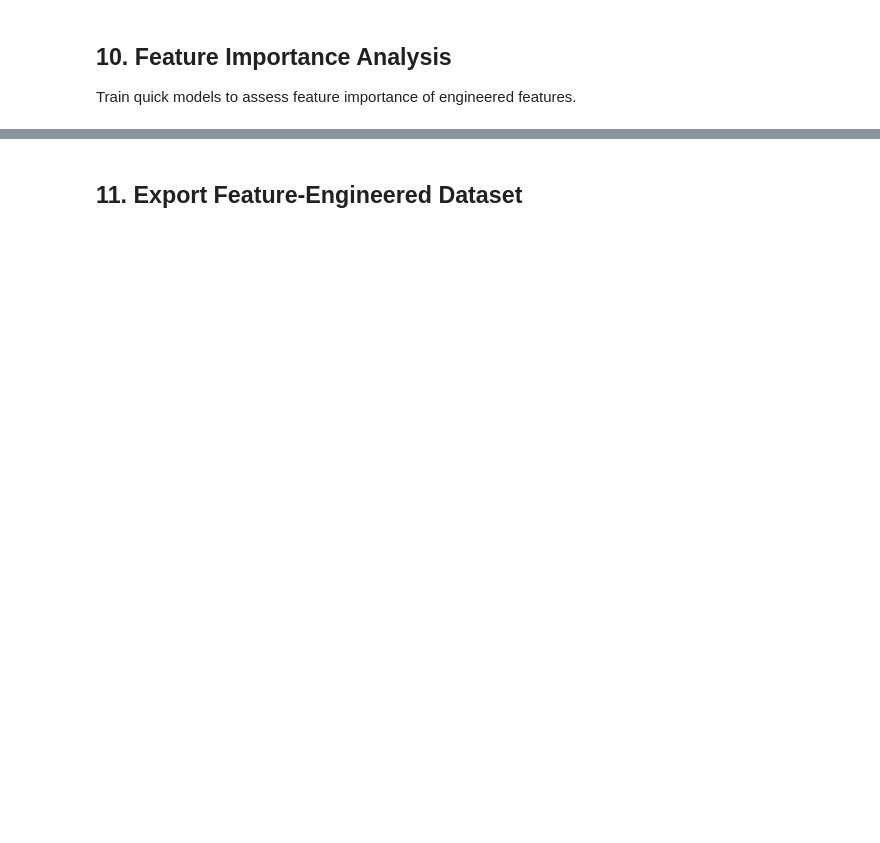
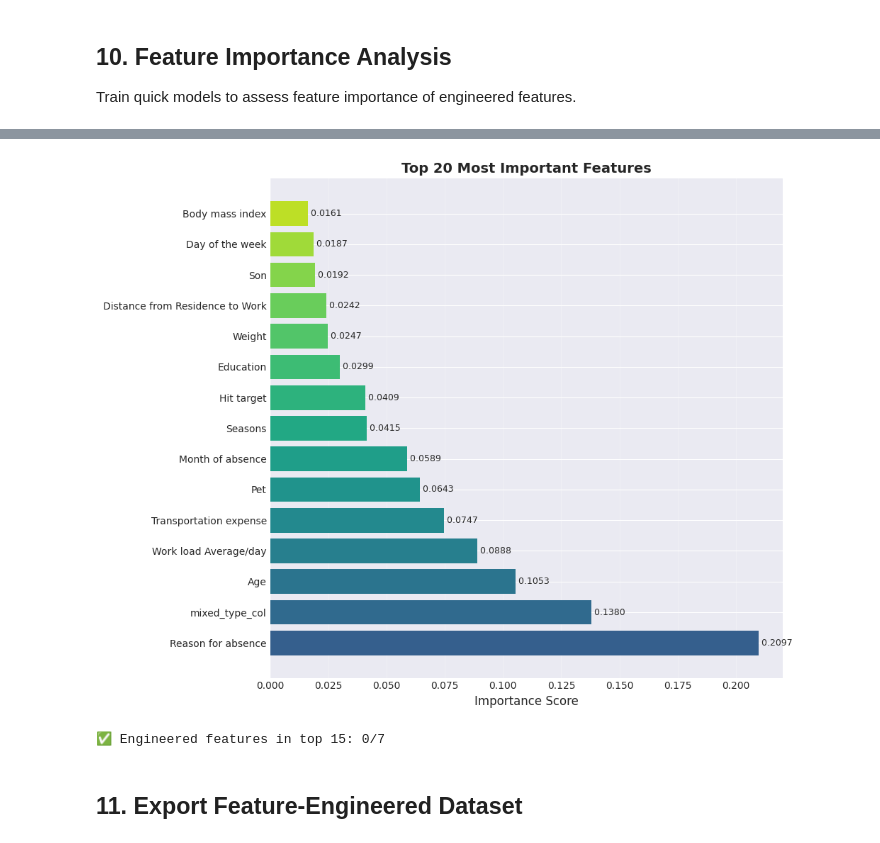
Before and after one commit to ingerobles92/MLOps62, a Jupyter notebook: notebooks/03-aa-feature-engineering.ipynb, the cells around one changed output, grey strips where cells are left out. Cells and saved outputs as stored; diff of their text form; code cells hidden in the pictures; blank space fills up the shorter version.

```diff
--- a/notebooks/03-aa-feature-engineering.ipynb
+++ b/notebooks/03-aa-feature-engineering.ipynb
@@ -410,37 +631,75 @@ Train quick models to assess feature importance of engineered features.
 from sklearn.ensemble import RandomForestRegressor
 from sklearn.model_selection import train_test_split
 
-# Prepare data for modeling
+# === Train a simple RF on engineered data ===
 X, y = engine.prepare_for_modeling(df_engineered.copy(), scale_features=False)
 
-# Split data
-X_train, X_test, y_train, y_test = train_test_split(X, y, test_size=0.2, random_state=42)
+X_train, X_test, y_train, y_test = train_test_split(
+    X, y, test_size=0.2, random_state=42
+)
 
-# Train Random Forest
-rf_model = RandomForestRegressor(n_estimators=100, random_state=42, max_depth=10)
+rf_model = RandomForestRegressor(
+    n_estimators=100, random_state=42, max_depth=10
+)
 rf_model.fit(X_train, y_train)
 
-# Get feature importance
+# === Get importance dataframe from your engine ===
 importance_df = engine.get_feature_importance(rf_model)
 
+# 1) Normalize column names to be case-insensitive
+importance_df = importance_df.rename(columns=str.lower)
+
+# 2) Detect actual column names (some engines return 'features'/'importances')
+colmap = {c.lower(): c for c in importance_df.columns}
+feat_col = colmap.get('feature') or colmap.get('features')
+imp_col  = colmap.get('importance') or colmap.get('importances')
+
+if not feat_col or not imp_col:
+    raise ValueError(f"Columns not found in importance_df: {importance_df.columns.tolist()}")
+
+# 3) Build a consistent view for plotting and downstream use
+plot_df = importance_df.rename(columns={feat_col: 'feature', imp_col: 'importance'})
+
+# 4) Show top-15 by importance
 print("Top 15 Most Important Features:")
-print(importance_df.head(15))
+print(
+    plot_df.sort_values('importance', ascending=False)
+           .head(15)
+           .reset_index(drop=True)
+)
 
-# Visualize feature importance
+# 5) Visualize
 from src.plots import plot_feature_importance
-fig = plot_feature_importance(importance_df, top_n=20)
+fig = plot_feature_importance(plot_df, top_n=20)
 plt.show()
 
-# Highlight engineered features in top 15
-engineered_feature_names = ['Absence_Category', 'BMI_Category', 'Age_Group',
-                           'Distance_Category', 'Workload_Category', 'Season_Name', 'High_Risk']
-top_15_features = importance_df.head(15)['Feature'].tolist()
-engineered_in_top_15 = [f for f in engineered_feature_names if f in top_15_features]
+# 6) Highlight engineered features among the top-15
+#    Note: if OHE was applied, we check by prefix (startswith)
+engineered_feature_prefixes = [
+    'Absence_Category', 'BMI_Category', 'Age_Group',
+    'Distance_Category', 'Workload_Category', 'Season_Name', 'High_Risk'
+]
+
+top_15 = (
+    plot_df.sort_values('importance', ascending=False)
+           .head(15)['feature']
+           .tolist()
+)
+
+engineered_in_top_15 = []
+for pref in engineered_feature_prefixes:
+    match = next((f for f in top_15 if f.startswith(pref)), None)
+    if match:
+        engineered_in_top_15.append((pref, match))
 
 print(f"\n✅ Engineered features in top 15: {len(engineered_in_top_15)}/7")
+
 if engineered_in_top_15:
     print("Engineered features ranking high:")
-    for feat in engineered_in_top_15:
-        rank = top_15_features.index(feat) + 1
-        importance = importance_df[importance_df['Feature'] == feat]['Importance'].values[0]
-        print(f"  #{rank}: {feat} (importance: {importance:.4f})")
+    for pref, matched_name in engineered_in_top_15:
+        rank = top_15.index(matched_name) + 1
+        importance_val = float(
+            plot_df.loc[plot_df['feature'] == matched_name, 'importance'].iloc[0]
+        )
+        print(f"  #{rank}: {pref} → {matched_name} (importance: {importance_val:.4f})")
+# %% [output]
@@ -447,3 +727,5 @@ if engineered_in_top_15:
+[figure, added]
+✅ Engineered features in top 15: 0/7
 # %% [markdown]
 ## 11. Export Feature-Engineered Dataset
 # %%
```
Also changed, not shown: parts of 12 cells of this notebook, 29 other files.
